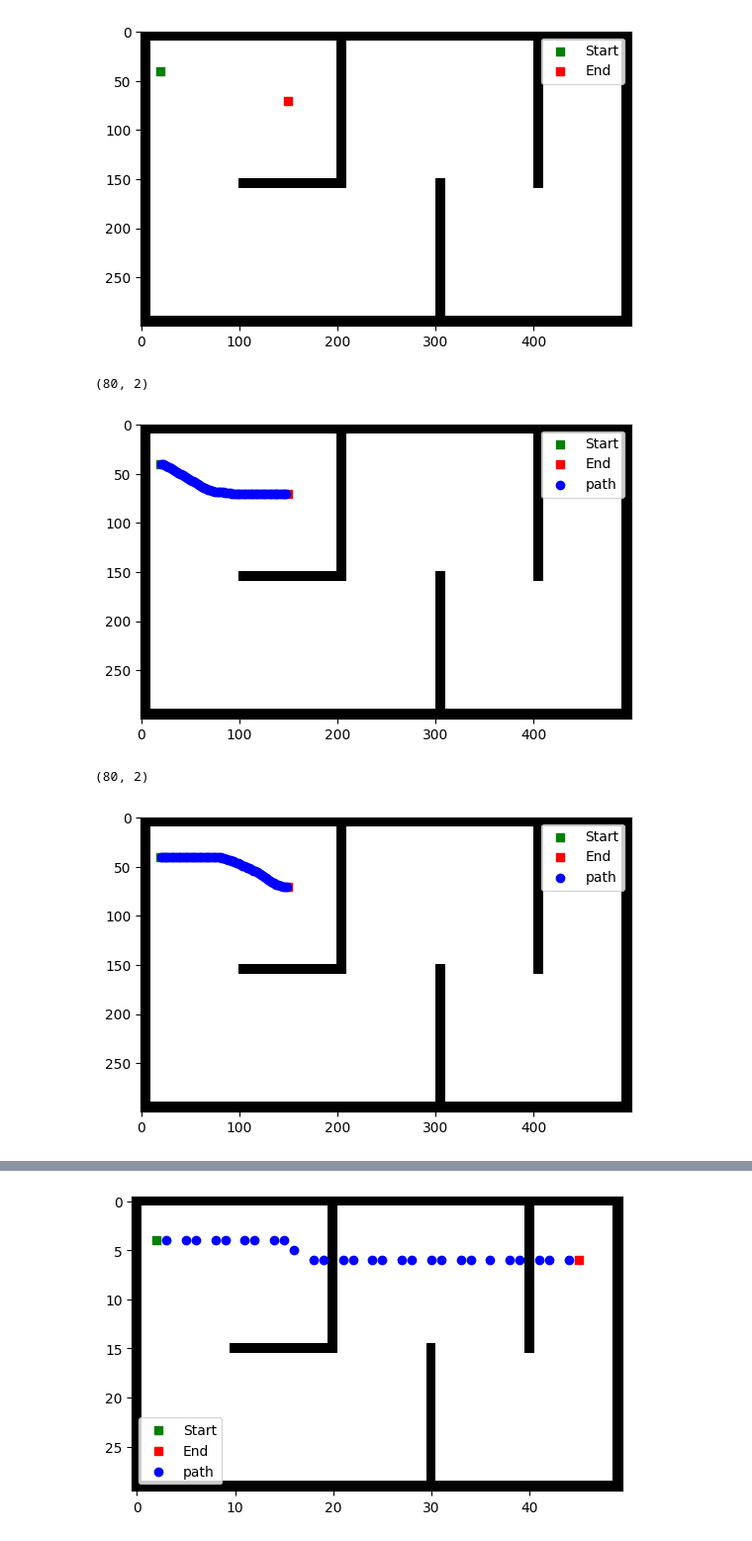
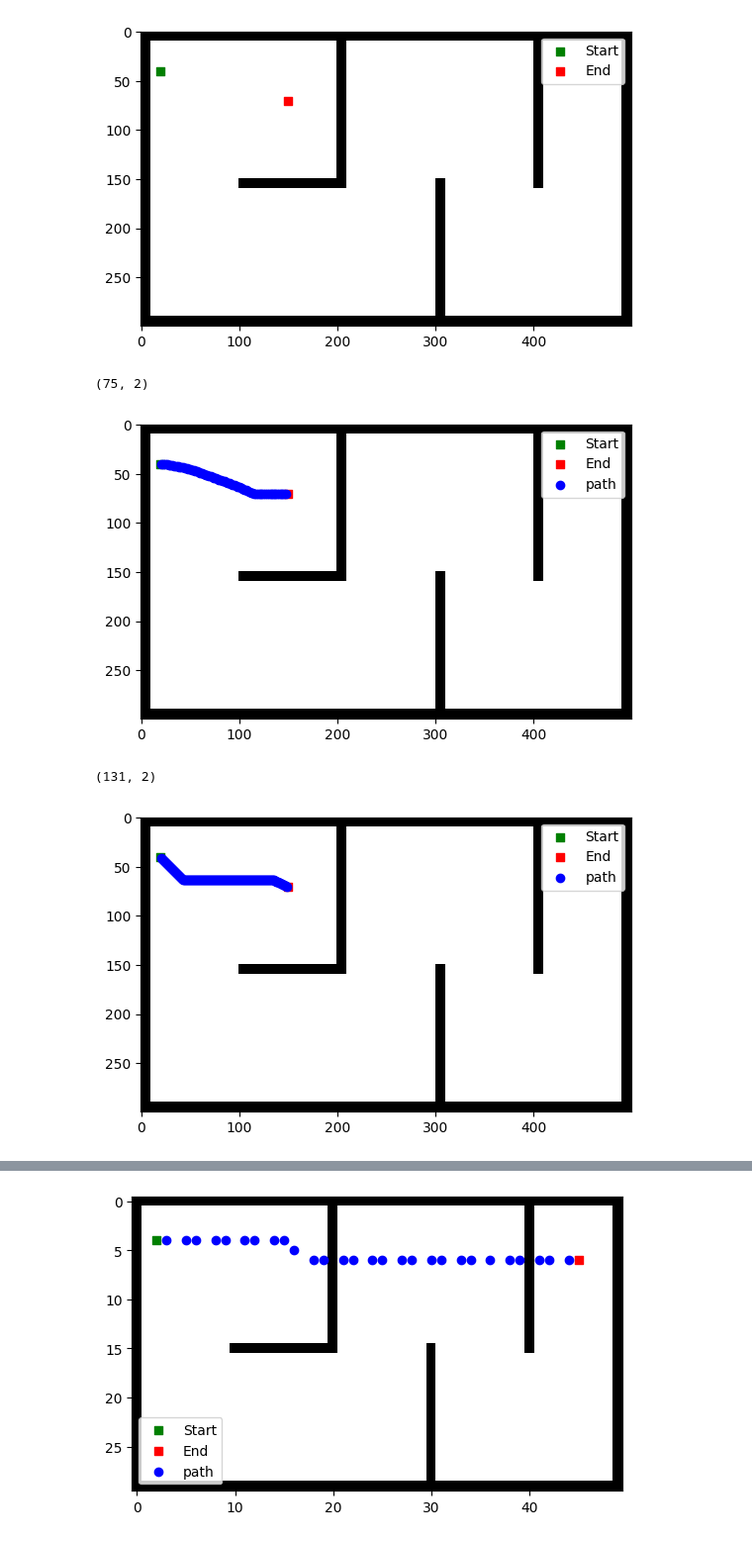
Before and after one commit to jeezrick/ziyan_planner, a Jupyter notebook: py_lib/test.ipynb, the cells around one changed output, grey strips where cells are left out. Shown at 99% size. Saved outputs shown, nothing was run; the diff lists cells and outputs as text; code cells hidden in the pictures.

```diff
--- a/py_lib/test.ipynb
+++ b/py_lib/test.ipynb
@@ -4,6 +4,12 @@ import matplotlib.pyplot as plt
 from PIL import Image
 import math, cv2
 # %%
+def get_config(config_path):
+    import configparser
+    config = configparser.ConfigParser()
+    config.read(config_path)
+    return config
+
 def show_map(map0, start=None, end=None, path=None):
     plt.imshow(map0, cmap='binary', interpolation='nearest')
     if start is not None:
@@ -37,0 +41,5 @@ end = (150, 70)
+# %%
+config = get_config("../data/config.cfg")
+start = (int(config['occupancymap_params']['start_x']), int(config['occupancymap_params']['start_y']))
+end = (int(config['occupancymap_params']['end_x']), int(config['occupancymap_params']['end_y']))
+start, end
@@ -38,6 +48,7 @@ end = (150, 70)
 # %%
-map0 = np.fromfile('./data/map_300_500.bin', dtype=np.uint8)
-map_x, map_y = 500, 300
+import os
+map0 = np.fromfile(os.path.join("../", config['other']['map_data_path']), dtype=np.uint8)
+map_x, map_y = int(config['occupancymap_params']['width']), int(config['occupancymap_params']['height'])
 map0 = map0.reshape(map_y, map_x)
 map0
 # %% [output]
@@ -53,19 +64,32 @@ show_map(map0, start=start, end=end)
 # %% [output]
 [figure]
 # %%
-a = np.fromfile("./data/path_hybrid.bin", dtype=np.uint32).reshape(-1, 2)
+r = 4.2
+a = np.fromfile(
+    os.path.join(
+        "../",
+        f"data/out_path_hybrid_s({start[0]}_{start[1]})_e({end[0]}_{end[1]})_r({r}).bin"
+    ),
+    dtype=np.uint32
+).reshape(-1, 2)
+
 print(a.shape)
 show_map(map0, start=start, end=end, path=a[1:-1])
-Total length: 137.724
 # %% [output]
-(80, 2)
+(75, 2)
-[figure, old version]
+[figure, new version]
 # %%
-a = np.fromfile("./data/path_hybrid.bin", dtype=np.uint32).reshape(-1, 2)
+r = 4.2
+a = np.fromfile(
+    os.path.join(
+        "../",
+        f"data/out_path_2d_s({start[0]}_{start[1]})_e({end[0]}_{end[1]})_r({r}).bin"
+    ),
+    dtype=np.uint32
+).reshape(-1, 2)
+
 print(a.shape)
 show_map(map0, start=start, end=end, path=a[1:-1])
-
-# Total length: 137.845
 # %% [output]
-(80, 2)
+(131, 2)
-[figure, old version]
+[figure, new version]
```
Also changed, not shown: parts of 15 cells of this notebook, 1 other file.
